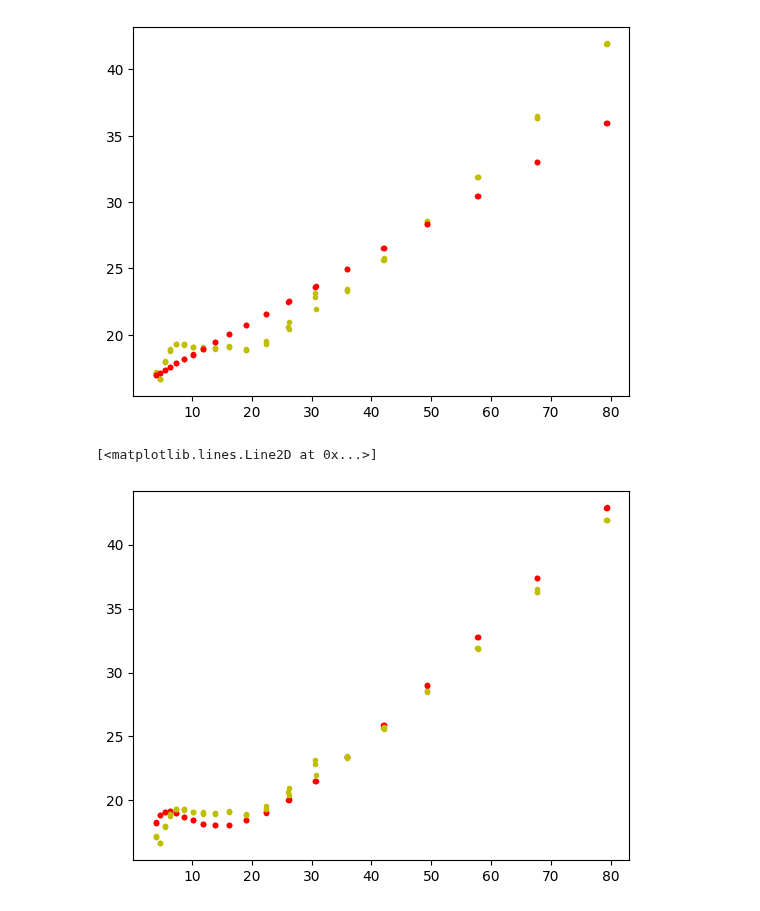
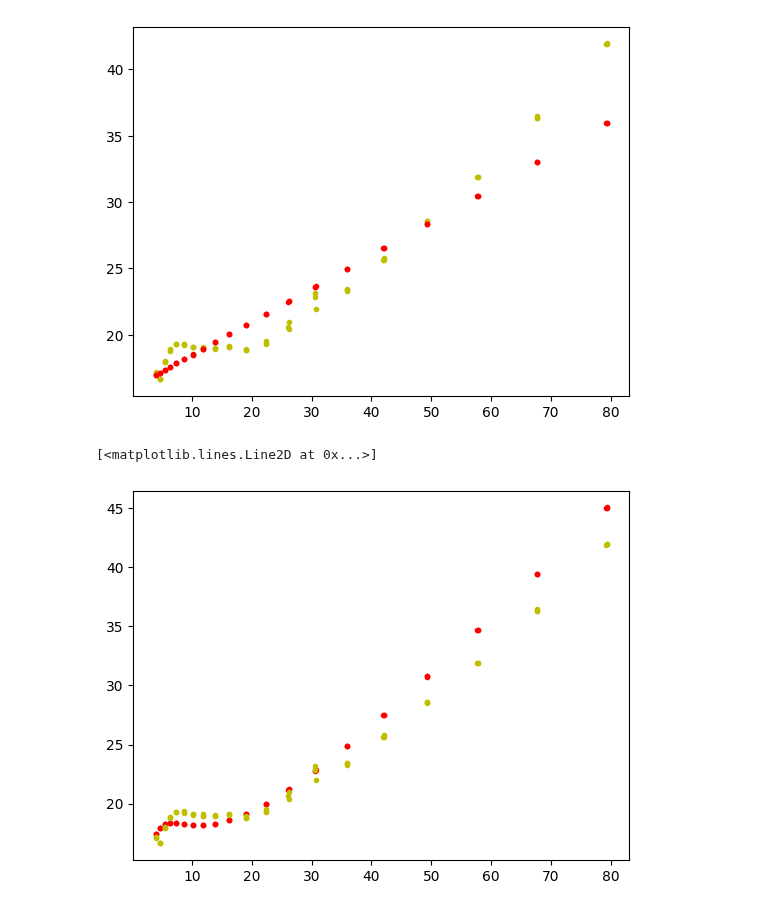
Before and after one commit to Gamal-on/YBCO, a Jupyter notebook: near0_optimization.ipynb, the cells around one changed output. Cells and saved outputs as stored; diff of their text form; code cells hidden in the pictures.

```diff
--- a/near0_analysis.ipynb
+++ b/near0_optimization.ipynb
@@ -66,9 +66,9 @@ def fit_func(x, beta, gamma, n) :
     return phonon + gamma + n*r*1e3*schottky/np.sqrt(x)
 # %%
 plt.figure()
-plt.plot(squared_temperature[0:60], fit_func(squared_temperature[0:60], 0.5, 2, 0.01), ".r")
+plt.plot(squared_temperature[0:60], fit_func(squared_temperature[0:60], 0.505,4, 8e-3), ".r")
 plt.plot(squared_temperature[0:60], C_div_T[0:60], "y.", label='Experimental data')
 # %% [output]
 [<matplotlib.lines.Line2D at 0x...>]
-[figure, old version]
+[figure, new version]
 # %%
```
Also changed, not shown: parts of 2 cells of this notebook, 2 other files.
